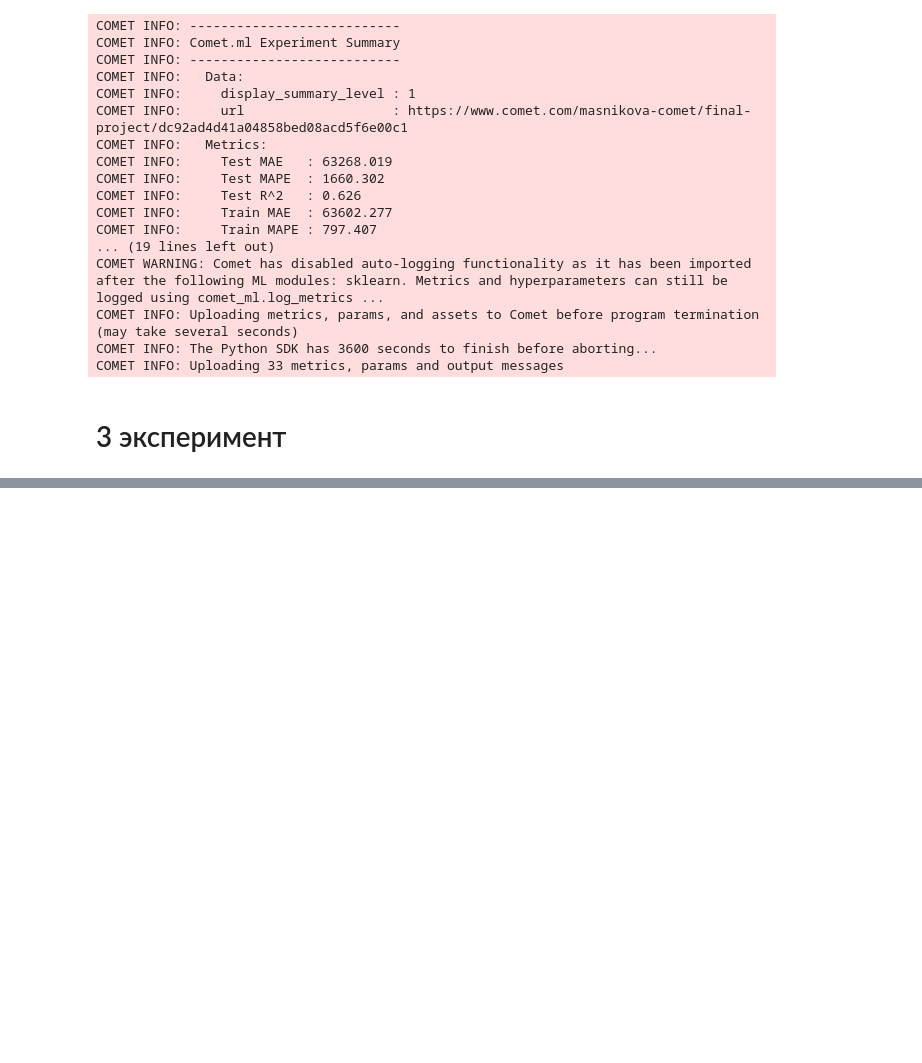
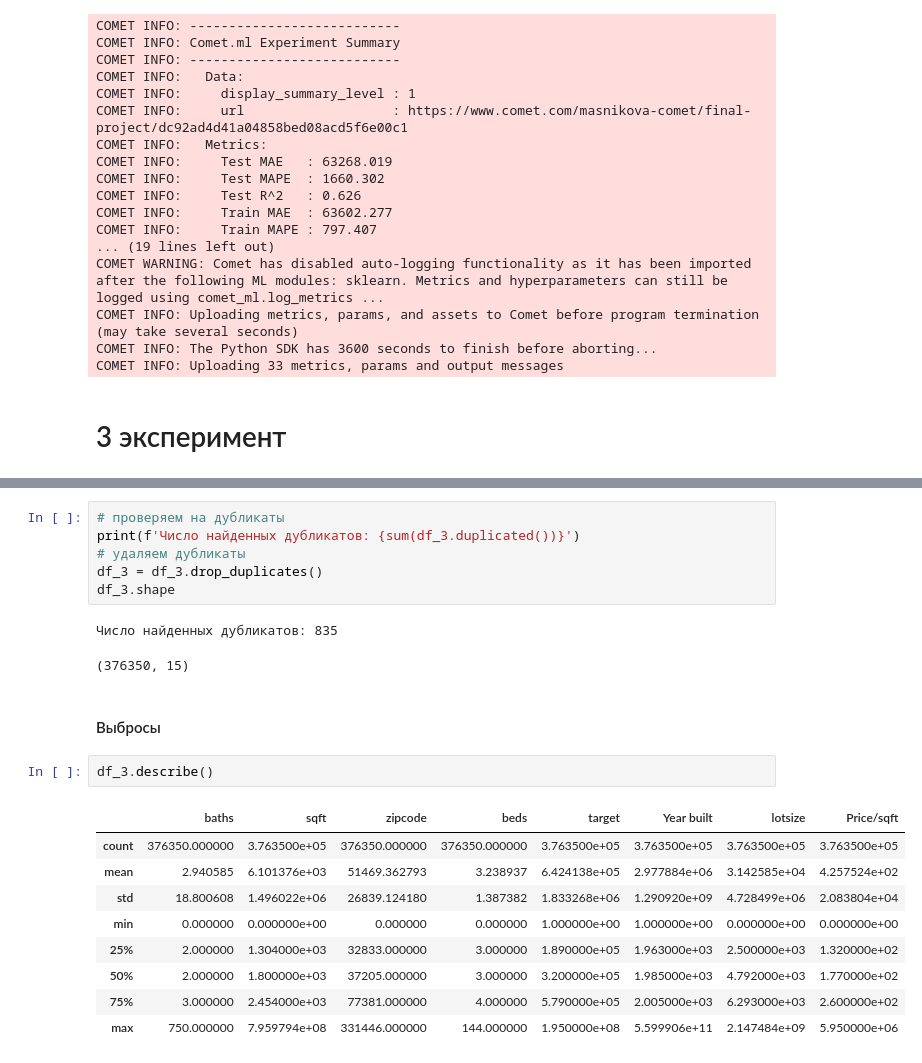
Before and after one commit to Kseniya1994/sf-ds-repo, a Jupyter notebook: SkillFactory/final_project/final_project.ipynb, the cells around one changed output, grey strips where cells are left out. Saved outputs shown, nothing was run; the diff lists cells and outputs as text; blank space fills up the shorter version.

```diff
--- a/SkillFactory/final_project/final_project.ipynb
+++ b/SkillFactory/final_project/final_project.ipynb
@@ -1225,0 +1284,23 @@ COMET INFO: Uploading 33 metrics, params and output messages
+# %%
+# проверяем на дубликаты
+print(f'Число найденных дубликатов: {sum(df_3.duplicated())}')
+# удаляем дубликаты
+df_3 = df_3.drop_duplicates()
+df_3.shape
+# %% [output]
+Число найденных дубликатов: 835
+(376350, 15)
+# %% [markdown]
+#### Выбросы
+# %%
+df_3.describe()
+# %% [output]
+|  | baths | sqft | zipcode | beds | target | Year built | lotsize | Price/sqft |
+| count | 376350.000000 | 3.763500e+05 | 376350.000000 | 376350.000000 | 3.763500e+05 | 3.763500e+05 | 3.763500e+05 | 3.763500e+05 |
+| mean | 2.940585 | 6.101376e+03 | 51469.362793 | 3.238937 | 6.424138e+05 | 2.977884e+06 | 3.142585e+04 | 4.257524e+02 |
+| std | 18.800608 | 1.496022e+06 | 26839.124180 | 1.387382 | 1.833268e+06 | 1.290920e+09 | 4.728499e+06 | 2.083804e+04 |
+| min | 0.000000 | 0.000000e+00 | 0.000000 | 0.000000 | 1.000000e+00 | 1.000000e+00 | 0.000000e+00 | 0.000000e+00 |
+| 25% | 2.000000 | 1.304000e+03 | 32833.000000 | 3.000000 | 1.890000e+05 | 1.963000e+03 | 2.500000e+03 | 1.320000e+02 |
+| 50% | 2.000000 | 1.800000e+03 | 37205.000000 | 3.000000 | 3.200000e+05 | 1.985000e+03 | 4.792000e+03 | 1.770000e+02 |
+| 75% | 3.000000 | 2.454000e+03 | 77381.000000 | 4.000000 | 5.790000e+05 | 2.005000e+03 | 6.293000e+03 | 2.600000e+02 |
+| max | 750.000000 | 7.959794e+08 | 331446.000000 | 144.000000 | 1.950000e+08 | 5.599906e+11 | 2.147484e+09 | 5.950000e+06 |
```
Also changed, not shown: parts of 79 cells of this notebook, 1 other file.
